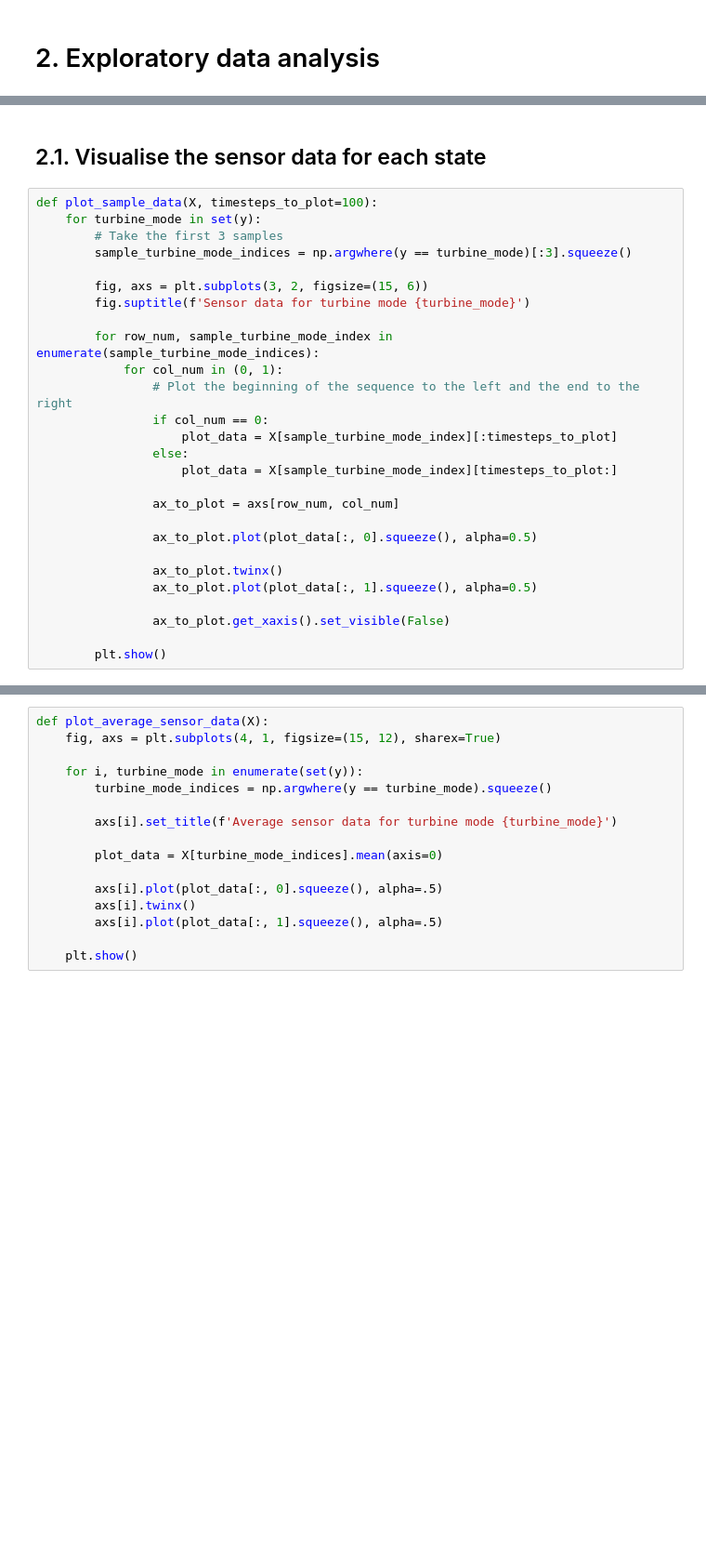
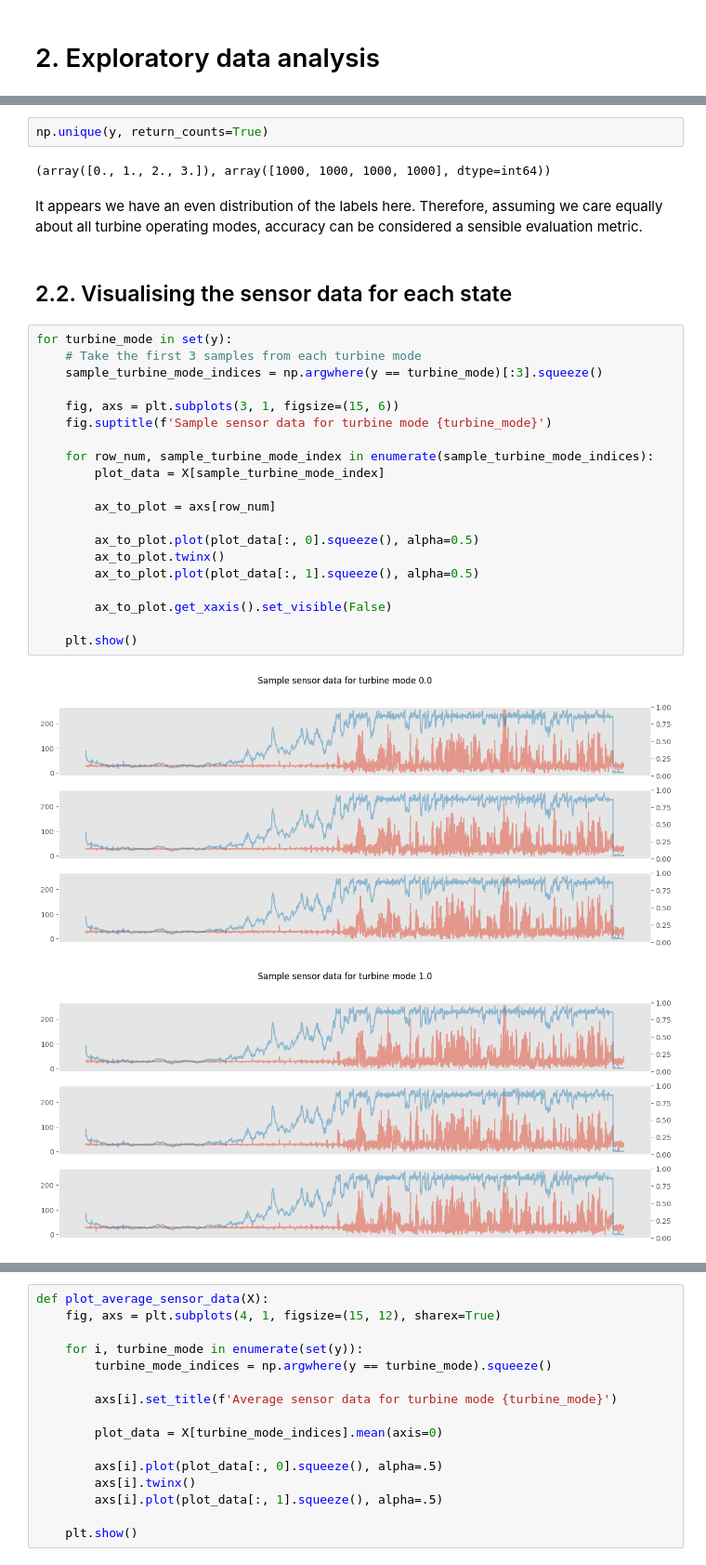
Before and after one commit to jill-data/wind-turbine-state-prediction, a Jupyter notebook: Notebook.ipynb, the cells around one changed output, grey strips where cells are left out. Shown at 93% size. Saved outputs shown, nothing was run; the diff lists cells and outputs as text; blank space fills up the shorter version.

```diff
--- a/Notebook.ipynb
+++ b/Notebook.ipynb
@@ -37,29 +39,31 @@ X.shape
+# %%
+np.unique(y, return_counts=True)
+# %% [output]
+(array([0., 1., 2., 3.]), array([1000, 1000, 1000, 1000], dtype=int64))
+# %% [markdown]
+It appears we have an even distribution of the labels here. Therefore, assuming we care equally about all turbine operating modes, accuracy can be considered a sensible evaluation metric.
 # %% [markdown]
-## 2.1. Visualise the sensor data for each state
+## 2.2. Visualising the sensor data for each state
 # %%
-def plot_sample_data(X, timesteps_to_plot=100):
-    for turbine_mode in set(y):
-        # Take the first 3 samples
-        sample_turbine_mode_indices = np.argwhere(y == turbine_mode)[:3].squeeze()
+for turbine_mode in set(y):
+    # Take the first 3 samples from each turbine mode
+    sample_turbine_mode_indices = np.argwhere(y == turbine_mode)[:3].squeeze()
 
-        fig, axs = plt.subplots(3, 2, figsize=(15, 6))
-        fig.suptitle(f'Sensor data for turbine mode {turbine_mode}')
+    fig, axs = plt.subplots(3, 1, figsize=(15, 6))
+    fig.suptitle(f'Sample sensor data for turbine mode {turbine_mode}')
 
-        for row_num, sample_turbine_mode_index in enumerate(sample_turbine_mode_indices):
-            for col_num in (0, 1):
-                # Plot the beginning of the sequence to the left and the end to the right
-                if col_num == 0:
-                    plot_data = X[sample_turbine_mode_index][:timesteps_to_plot]
-                else:
-                    plot_data = X[sample_turbine_mode_index][timesteps_to_plot:]
+    for row_num, sample_turbine_mode_index in enumerate(sample_turbine_mode_indices):
+        plot_data = X[sample_turbine_mode_index]
 
-                ax_to_plot = axs[row_num, col_num]
+        ax_to_plot = axs[row_num]
 
-                ax_to_plot.plot(plot_data[:, 0].squeeze(), alpha=0.5)
+        ax_to_plot.plot(plot_data[:, 0].squeeze(), alpha=0.5)
+        ax_to_plot.twinx()
+        ax_to_plot.plot(plot_data[:, 1].squeeze(), alpha=0.5)
 
-                ax_to_plot.twinx()
-                ax_to_plot.plot(plot_data[:, 1].squeeze(), alpha=0.5)
+        ax_to_plot.get_xaxis().set_visible(False)
 
-                ax_to_plot.get_xaxis().set_visible(False)
-
-        plt.show()
+    plt.show()
+# %% [output]
+[figure, added]
+[figure, added]
```
Also changed, not shown: parts of 47 cells of this notebook.
